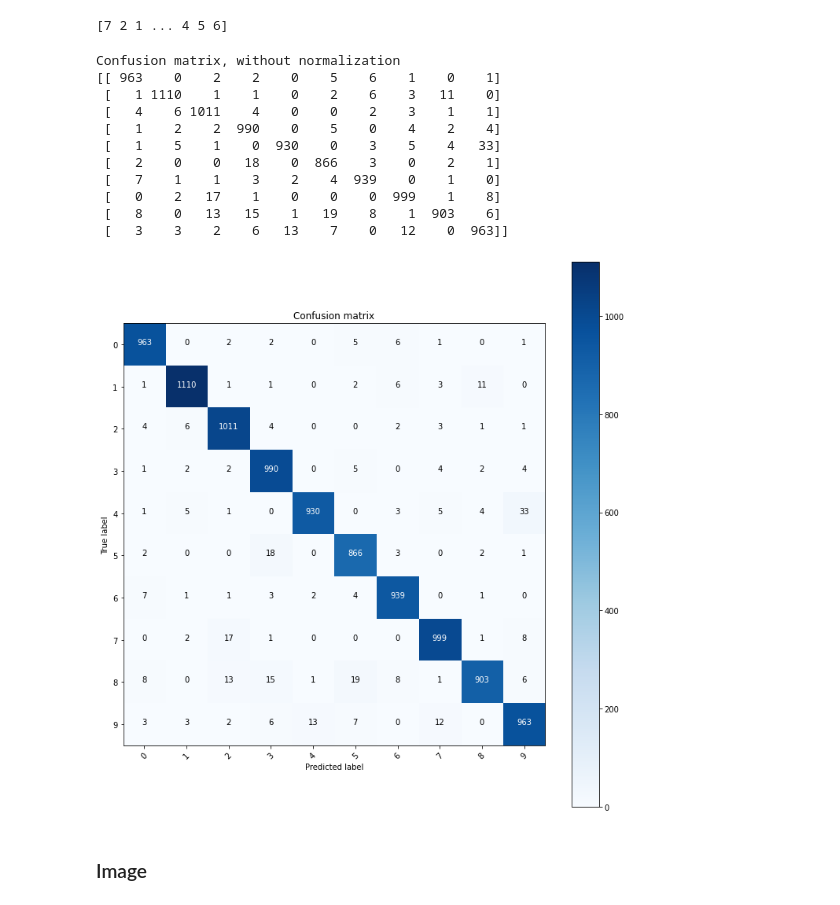
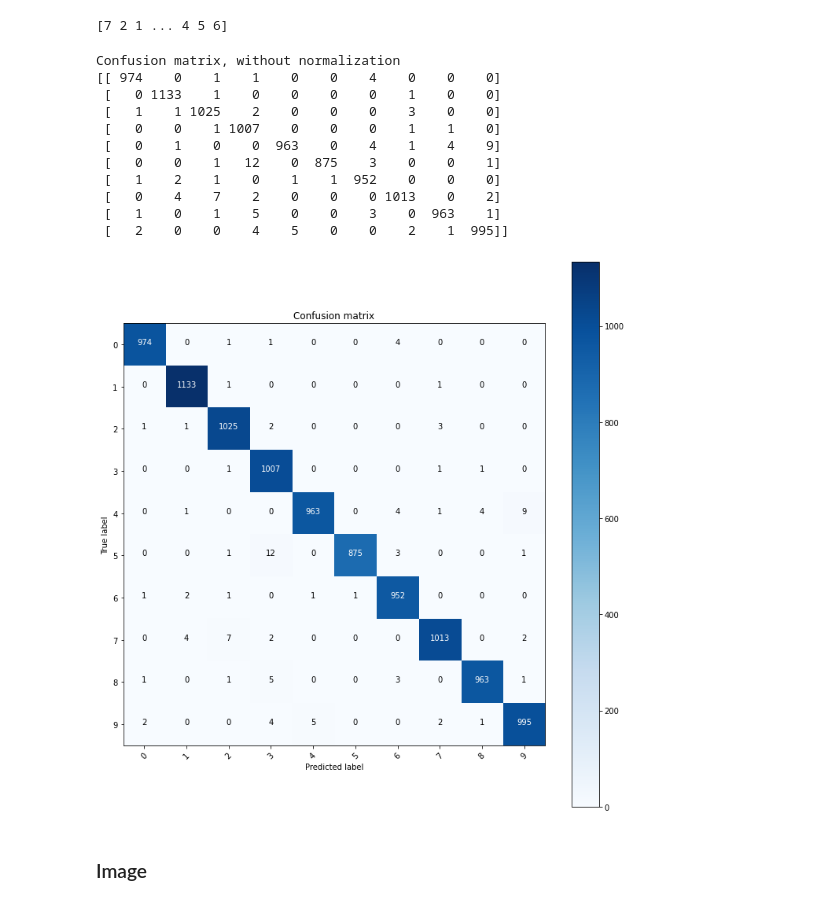
Before and after one commit to szymonrucinski/eins-zwei-drei, a Jupyter notebook: net_alexanet.ipynb, the cells around one changed output. Drawn from its saved outputs; the diff is of its cells as text; code cells hidden in the pictures.

```diff
--- a/net_alexanet.ipynb
+++ b/net_alexanet.ipynb
@@ -50,6 +64,10 @@ test_dataset = torchvision.datasets.MNIST(root='..///set',
 # %%
 # Data loader
-train_loader = torch.utils.data.DataLoader(dataset=train_dataset,
+train_loader = torch.utils.data.DataLoader(dataset=train_ds,
+                                           batch_size=batch_size,
+                                           shuffle=True)
+
+valid_loader = torch.utils.data.DataLoader(dataset=valid_ds,
                                            batch_size=batch_size,
                                            shuffle=True)
 
@@ -102,3 +120,9 @@ valid_losses = []
 avg_train_losses = []
 # to track the average validation loss per epoch as the model trains
 avg_valid_losses = []
+# %%
+for i,param in enumerate(model.parameters()):
+    param.requires_grad = False
+# %%
+for i,p in enumerate(model.classifier.parameters()):
+    p.requires_grad = True
@@ -134,7 +178,7 @@ for epoch in range(num_epochs):
     #####VALIDATE MODEL#######
     ##########################
     model.eval()
-    for images, labels in test_loader:
+    for images, labels in valid_loader:
         images = images.to(device)
         labels = labels.to(device)
         outputs = model(images).to(device)
@@ -310,20 +356,20 @@ cm = confusion_matrix(lb, rp)
 # %%
 names = set(lb)
 plt.figure(figsize=(10,10))
-plot_confusion_matrix(cm, names)
+plot_confusion_matrix.plot_confusion_matrix(cm, names)
 # %% [output]
 Confusion matrix, without normalization
-[[ 963    0    2    2    0    5    6    1    0    1]
- [   1 1110    1    1    0    2    6    3   11    0]
- [   4    6 1011    4    0    0    2    3    1    1]
- [   1    2    2  990    0    5    0    4    2    4]
- [   1    5    1    0  930    0    3    5    4   33]
- [   2    0    0   18    0  866    3    0    2    1]
- [   7    1    1    3    2    4  939    0    1    0]
- [   0    2   17    1    0    0    0  999    1    8]
- [   8    0   13   15    1   19    8    1  903    6]
- [   3    3    2    6   13    7    0   12    0  963]]
+[[ 974    0    1    1    0    0    4    0    0    0]
+ [   0 1133    1    0    0    0    0    1    0    0]
+ [   1    1 1025    2    0    0    0    3    0    0]
+ [   0    0    1 1007    0    0    0    1    1    0]
+ [   0    1    0    0  963    0    4    1    4    9]
+ [   0    0    1   12    0  875    3    0    0    1]
+ [   1    2    1    0    1    1  952    0    0    0]
+ [   0    4    7    2    0    0    0 1013    0    2]
+ [   1    0    1    5    0    0    3    0  963    1]
+ [   2    0    0    4    5    0    0    2    1  995]]
-[figure, old version]
+[figure, new version]
 # %% [markdown]
 ### Image
 # %%
```
Also changed, not shown: parts of 10 cells of this notebook, 18 other files.
